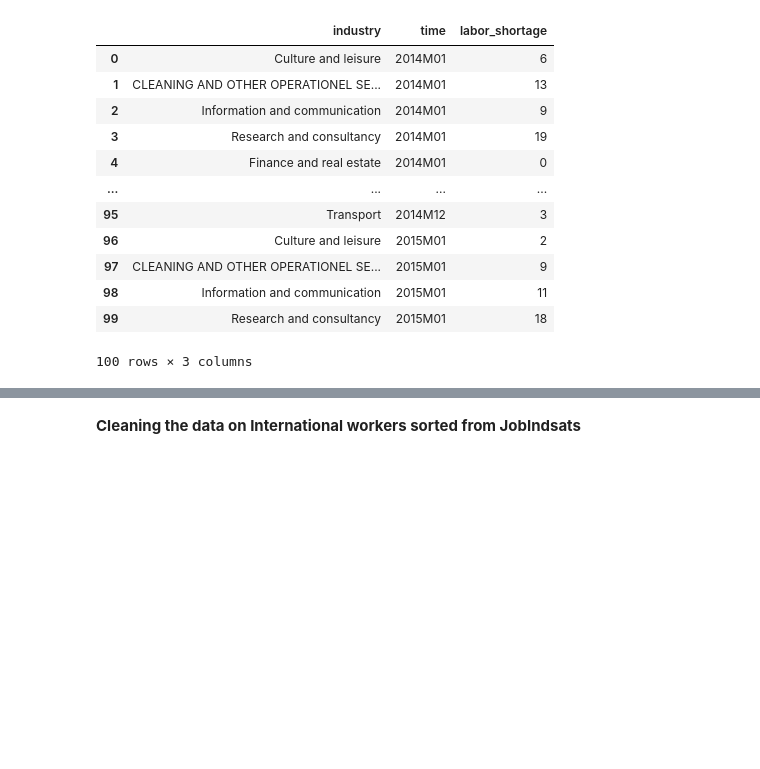
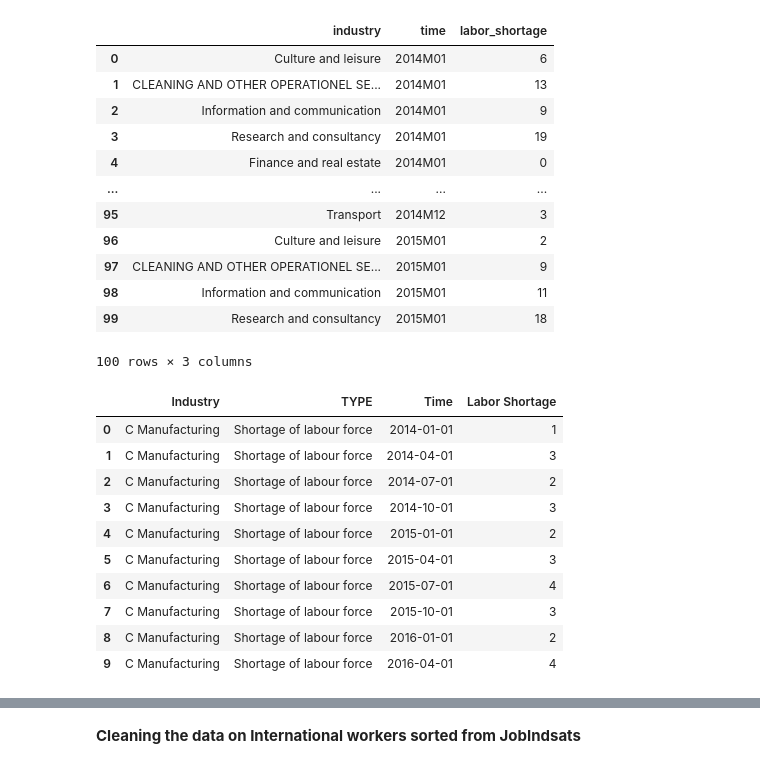
Before and after one commit to NumEconCopenhagen/Projects_2024_Emma-Anna-Oscar, a Jupyter notebook: dataproject/dataproject.ipynb, the cells around one changed output, grey strips where cells are left out. Drawn from its saved outputs; the diff is of its cells as text; code cells hidden in the pictures; blank space fills up the shorter version.

Commit message:
Manu+cons cleaning

```diff
--- a/dataproject/dataproject.ipynb
+++ b/dataproject/dataproject.ipynb
@@ -364,16 +382,31 @@ lab_short_service.head(100)
 # %%
 params3 = lb_short_manu._define_base_params(language='en')
 
 params3 = {'table': 'BARO3',
  'format': 'BULK',
  'lang': 'en',
  'variables': [{'code': 'BRANCHE07', 'values': ['C']},
   {'code': 'TYPE', 'values': ['AMA']},
   {'code': 'Tid', 'values': ['>2013K4<=2024K1']}]}
 
 lab_short_manu = lb_short_manu.get_data(params=params3)
 lab_short_manu.sort_values(by = ['TID'], inplace=True)
-lab_short_manu.head(5)
+lab_short_manu.rename(columns={'BRANCHE07': 'Industry', 'TID': 'Time', 'INDHOLD': 'Labor Shortage'}, inplace=True)
+lab_short_manu.reset_index(drop=True, inplace=True)
+lab_short_manu['Time'] = pd.to_datetime(lab_short_manu['Time'], format='mixed')
+lab_short_manu.head(10)
+# %% [output]
+|  | Industry | TYPE | Time | Labor Shortage |
+| 0 | C Manufacturing | Shortage of labour force | 2014-01-01 | 1 |
+| 1 | C Manufacturing | Shortage of labour force | 2014-04-01 | 3 |
+| 2 | C Manufacturing | Shortage of labour force | 2014-07-01 | 2 |
+| 3 | C Manufacturing | Shortage of labour force | 2014-10-01 | 3 |
+| 4 | C Manufacturing | Shortage of labour force | 2015-01-01 | 2 |
+| 5 | C Manufacturing | Shortage of labour force | 2015-04-01 | 3 |
+| 6 | C Manufacturing | Shortage of labour force | 2015-07-01 | 4 |
+| 7 | C Manufacturing | Shortage of labour force | 2015-10-01 | 3 |
+| 8 | C Manufacturing | Shortage of labour force | 2016-01-01 | 2 |
+| 9 | C Manufacturing | Shortage of labour force | 2016-04-01 | 4 |
 # %%
 params4 = lb_short_cons._define_base_params(language='en')
 
```
Also changed, not shown: parts of 3 cells of this notebook.
